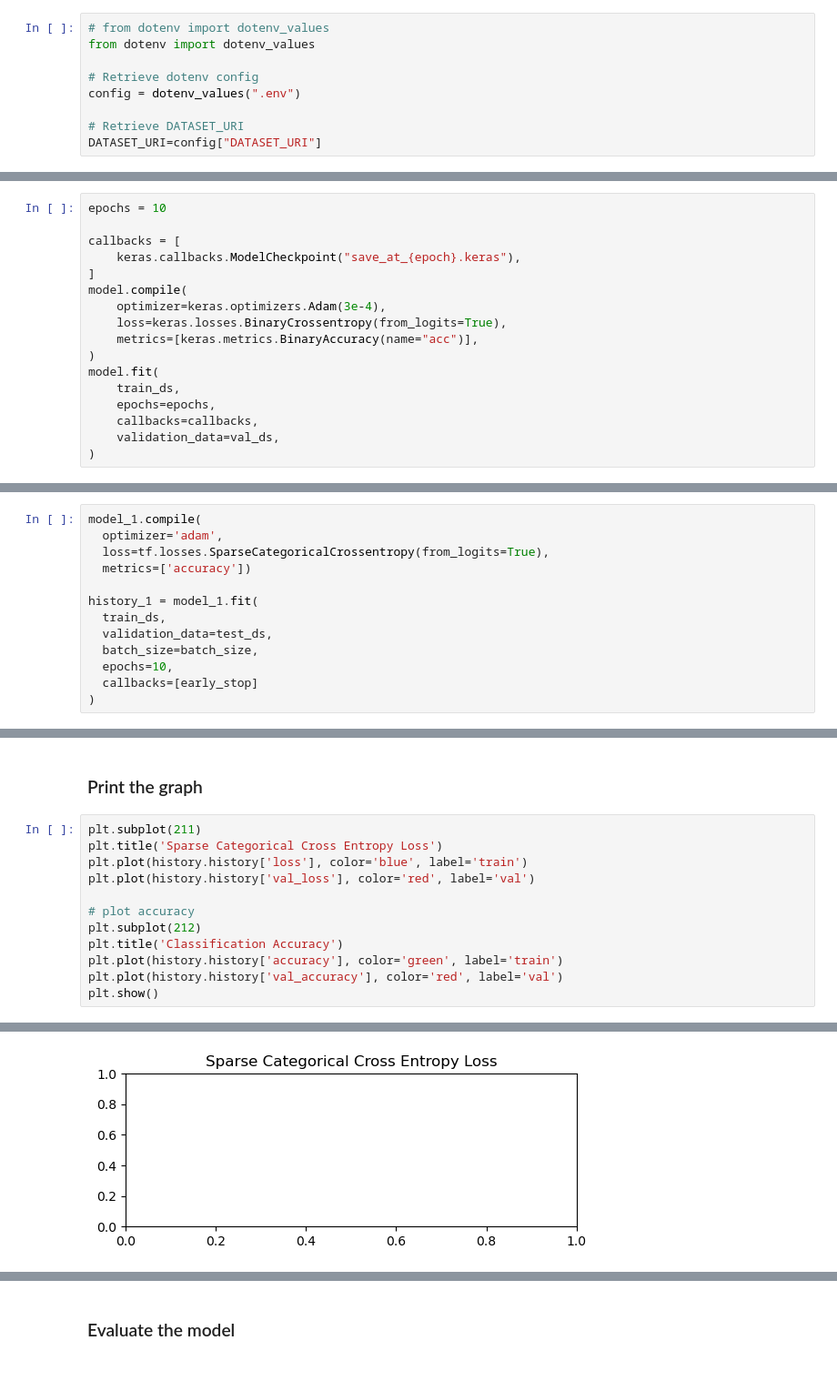
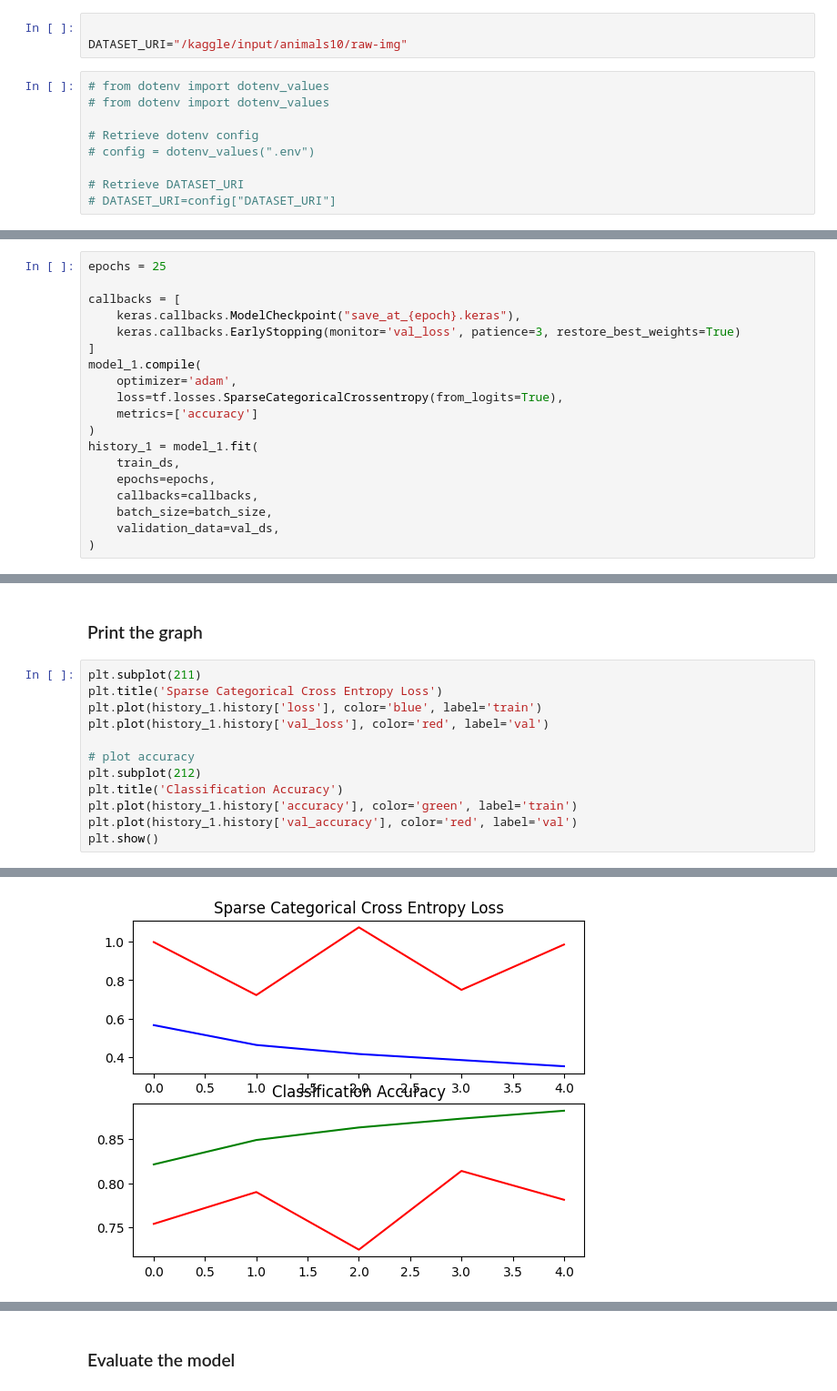
Before and after one commit to Jyok1m/cnn-image-project, a Jupyter notebook: M1_Mo.ipynb, the cells around one changed output, grey strips where cells are left out. Shown at 91% size. Saved outputs shown, nothing was run; the diff lists cells and outputs as text.

```diff
--- a/M1_Mo.ipynb
+++ b/M1_Mo.ipynb
@@ -14,12 +14,15 @@ Path to dataset files: C:\Users\Lain\.cache\kagglehub\datasets\alessiocorrado99\
+# %%
+
+DATASET_URI="/kaggle/input/animals10/raw-img"
 # %%
 # from dotenv import dotenv_values
-from dotenv import dotenv_values
+# from dotenv import dotenv_values
 
 # Retrieve dotenv config
-config = dotenv_values(".env")
+# config = dotenv_values(".env")
 
 # Retrieve DATASET_URI
-DATASET_URI=config["DATASET_URI"]
+# DATASET_URI=config["DATASET_URI"]
 # %% [markdown]
 ## Pre-processing
 # %% [markdown]
@@ -274,17 +261,19 @@ Num GPUs Available: 0
 # %%
-epochs = 10
+epochs = 25
 
 callbacks = [
     keras.callbacks.ModelCheckpoint("save_at_{epoch}.keras"),
+    keras.callbacks.EarlyStopping(monitor='val_loss', patience=3, restore_best_weights=True)
 ]
-model.compile(
-    optimizer=keras.optimizers.Adam(3e-4),
-    loss=keras.losses.BinaryCrossentropy(from_logits=True),
-    metrics=[keras.metrics.BinaryAccuracy(name="acc")],
+model_1.compile(
+    optimizer='adam',
+    loss=tf.losses.SparseCategoricalCrossentropy(from_logits=True),
+    metrics=['accuracy']
 )
-model.fit(
+history_1 = model_1.fit(
     train_ds,
     epochs=epochs,
     callbacks=callbacks,
+    batch_size=batch_size,
     validation_data=val_ds,
 )
@@ -360,13 +290,0 @@ NameError: name 'class_names' is not defined
-# %%
-model_1.compile(
-  optimizer='adam',
-  loss=tf.losses.SparseCategoricalCrossentropy(from_logits=True),
-  metrics=['accuracy'])
-
-history_1 = model_1.fit(
-  train_ds,
-  validation_data=test_ds,
-  batch_size=batch_size,
-  epochs=10,
-  callbacks=[early_stop]
-)
@@ -513,13 +301,13 @@ Test accuracy: 0.9498344659805298
 # %%
 plt.subplot(211)
 plt.title('Sparse Categorical Cross Entropy Loss')
-plt.plot(history.history['loss'], color='blue', label='train')
-plt.plot(history.history['val_loss'], color='red', label='val')
+plt.plot(history_1.history['loss'], color='blue', label='train')
+plt.plot(history_1.history['val_loss'], color='red', label='val')
 
 # plot accuracy
 plt.subplot(212)
 plt.title('Classification Accuracy')
-plt.plot(history.history['accuracy'], color='green', label='train')
-plt.plot(history.history['val_accuracy'], color='red', label='val')
+plt.plot(history_1.history['accuracy'], color='green', label='train')
+plt.plot(history_1.history['val_accuracy'], color='red', label='val')
 plt.show()
 # %% [output]
@@ -527 +314 @@ AttributeError: 'Sequential' object has no attribute 'history'
-[figure, old version]
+[figure, new version]
```
Also changed, not shown: parts of 37 cells of this notebook.
